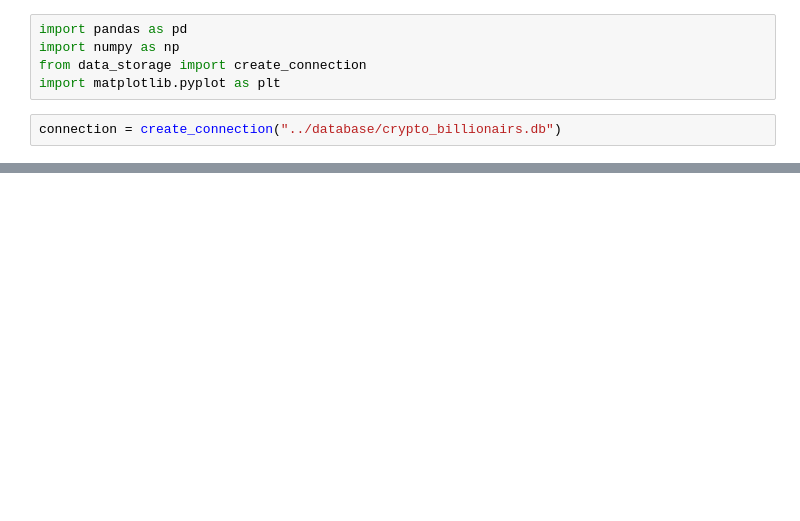
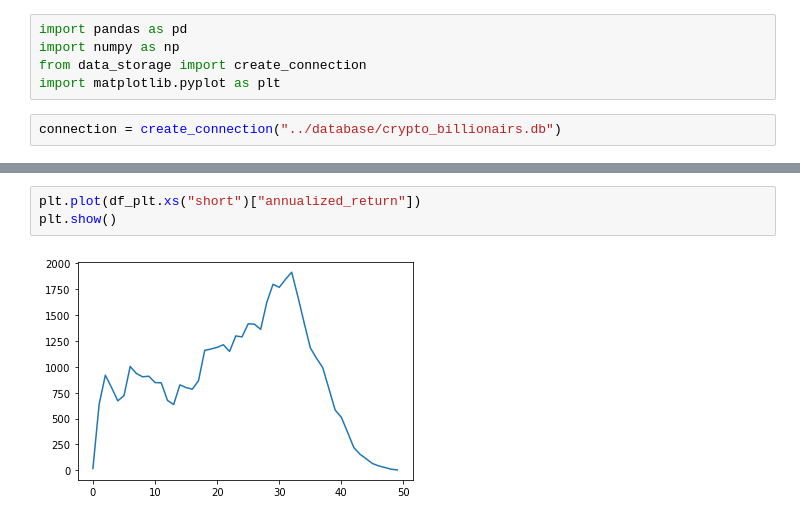
Before and after one commit to TazTornadoo/crypto_billionairs, a Jupyter notebook: Python/strategy_comparison.ipynb, the cells around one changed output, grey strips where cells are left out. Saved outputs shown, nothing was run; the diff lists cells and outputs as text; blank space fills up the shorter version.

```diff
--- a/Python/strategy_comparison.ipynb
+++ b/Python/strategy_comparison.ipynb
@@ -29,0 +58,5 @@ for table in filtered_table_names:
+# %%
+plt.plot(df_plt.xs("short")["annualized_return"])
+plt.show()
+# %% [output]
+[figure, added]
```
Also changed, not shown: parts of 14 cells of this notebook, 4 other files.
